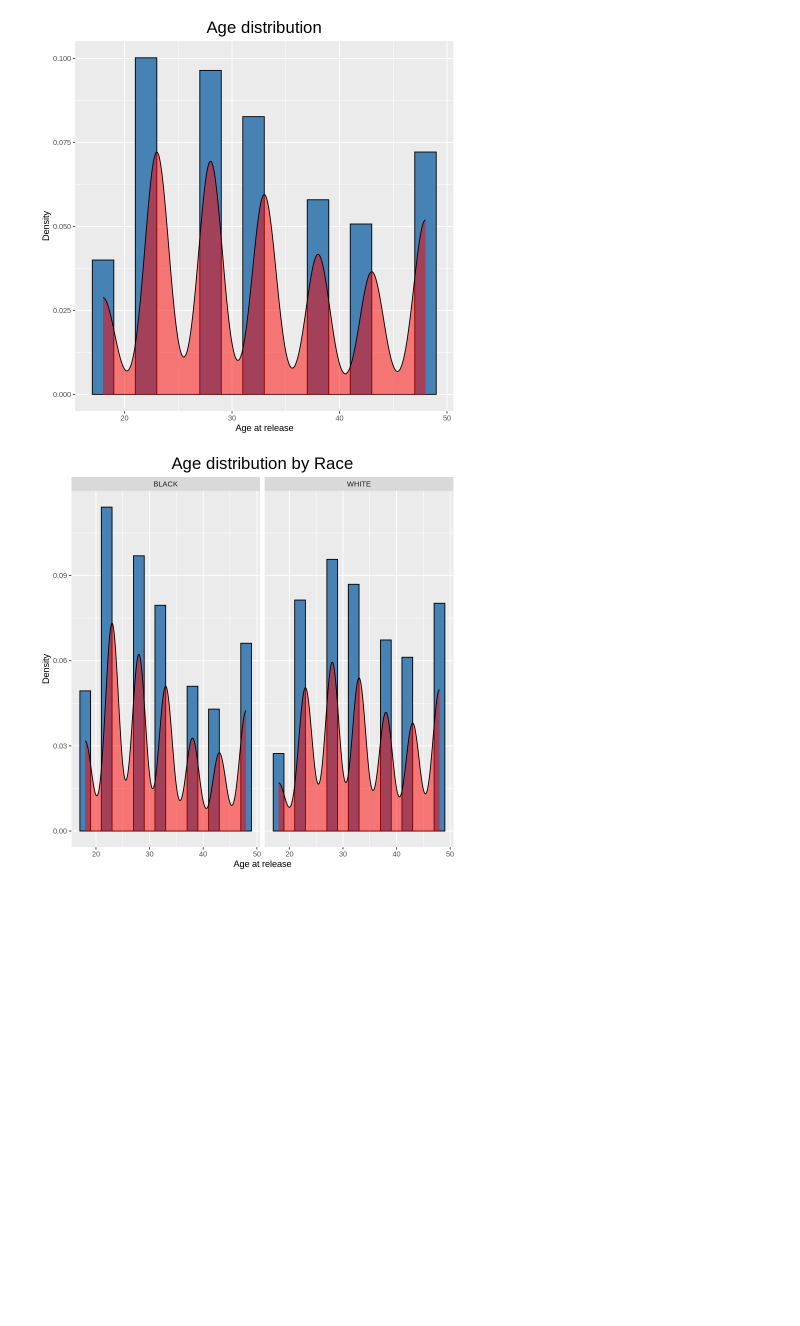
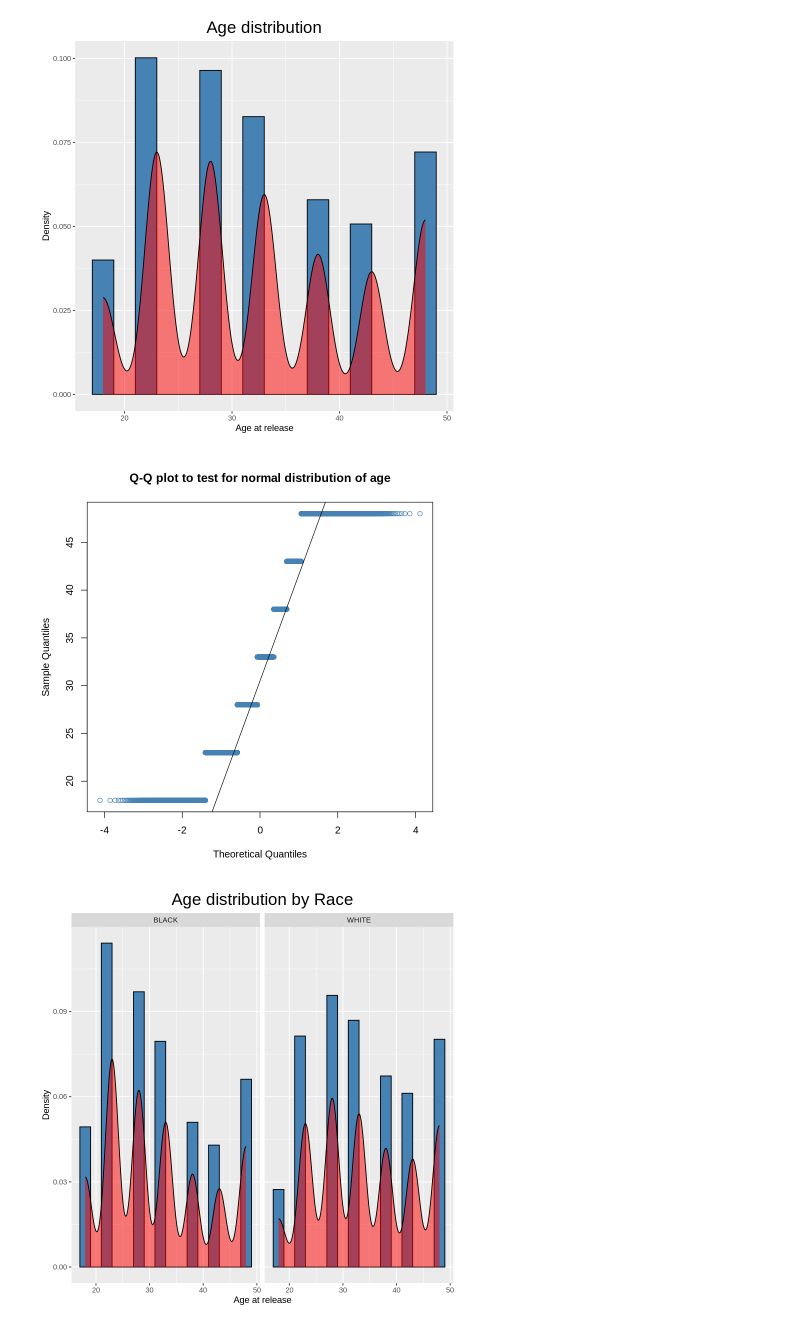
Before and after one commit to feaviolp/msc-project, a Jupyter notebook: NIJ statistics.ipynb, the cells around one changed output. Saved outputs shown, nothing was run; the diff lists cells and outputs as text; code cells hidden in the pictures; blank space fills up the shorter version.

```diff
--- a/NIJ statistics.ipynb
+++ b/NIJ statistics.ipynb
@@ -367,6 +326,13 @@ ggplot(RaceGenderAge, aes(x=Age_at_Release)) +
   theme(plot.title = element_text(hjust = 0.5, size = 20))
 # %% [output]
 [figure]
+# %%
+qqnorm(RaceGenderAge$Age_at_Release,
+       col='steelblue',
+       main='Q-Q plot to test for normal distribution of age')
+qqline(RaceGenderAge$Age_at_Release)
+# %% [output]
+[figure, added]
 # %%
 ggplot(RaceGenderAge, aes(x=Age_at_Release)) +
   geom_histogram(aes(y=after_stat(density)), binwidth=2,
```
Also changed, not shown: parts of 465 cells of this notebook.
